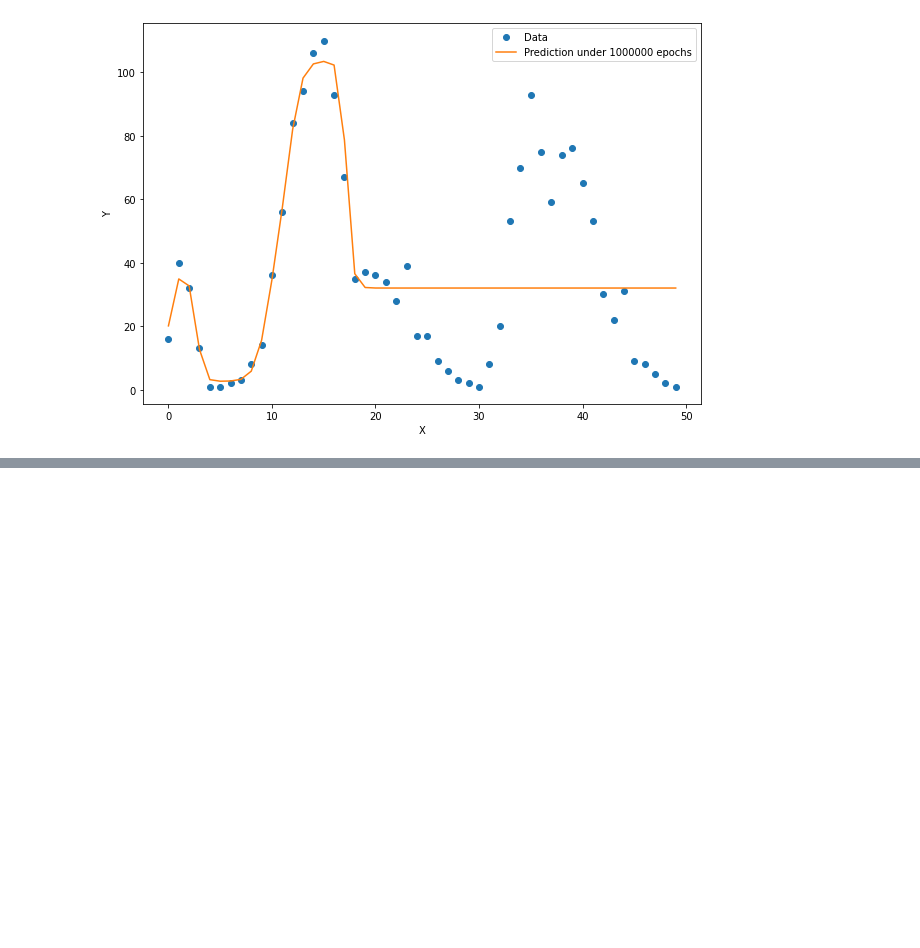
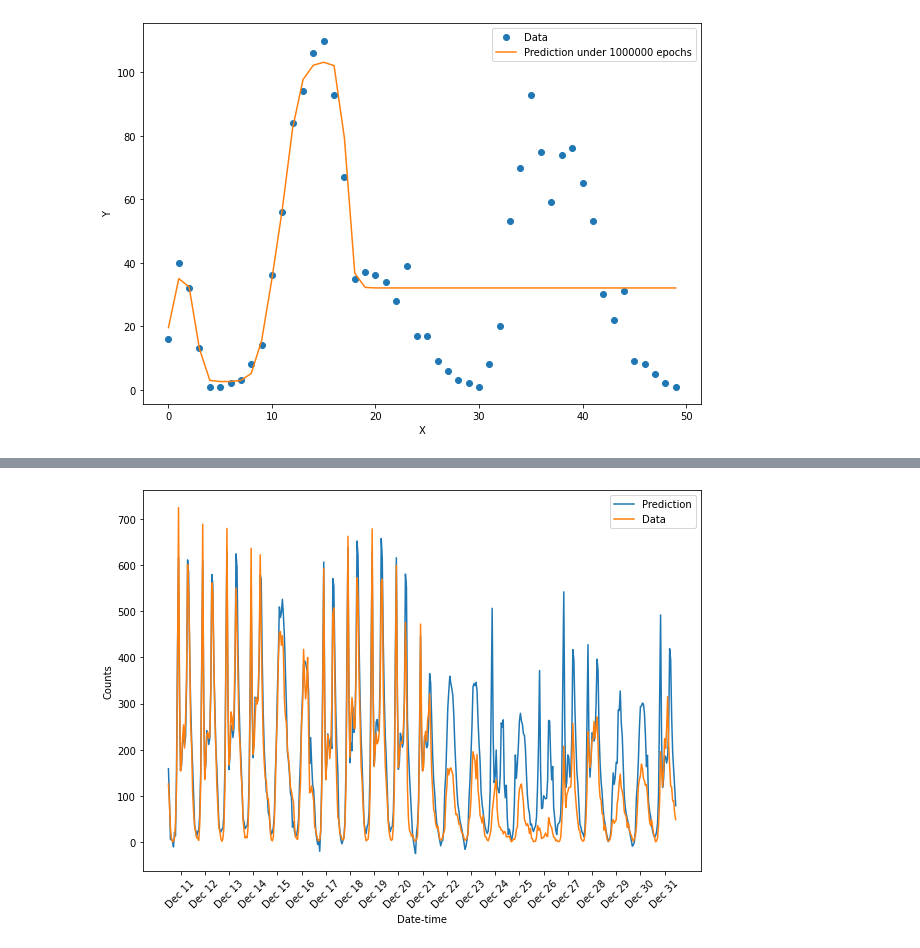
Before and after one commit to 1186141415/Deep-Learning-Principles-And-PyTorch-Combat, a Jupyter notebook: 第三章/单车预测.ipynb, the cells around one changed output, grey strips where cells are left out. Drawn from its saved outputs; the diff is of its cells as text; code cells hidden in the pictures; blank space fills up the shorter version.

```diff
--- a/第三章/单车预测.ipynb
+++ b/第三章/单车预测.ipynb
@@ -211,0 +387,3 @@ tensor(4809.3110, grad_fn=<MeanBackward0>)
+# %%
+targets = test_targets['cnt']  #读取测试集的cnt数值
+targets  #sierce
@@ -211,0 +403,3 @@ tensor(4809.3110, grad_fn=<MeanBackward0>)
+# %%
+targets = targets.values.reshape([len(targets), 1])  #将数据转换成合适的tensor形式
+targets  #numpy narry
@@ -211,0 +424,24 @@ tensor(4809.3110, grad_fn=<MeanBackward0>)
+# %%
+targets = targets.astype(float)  #保证数据为实数
+# %%
+x = torch.FloatTensor(test_features.values)
+y = torch.FloatTensor(targets)
+
+#用神经网络进行预测
+predict = neu(x)
+predict = predict.data.numpy()
+
+fig, ax = plt.subplots(figsize=(10, 7))
+
+mean, std = scaled_features['cnt']
+ax.plot(predict * std + mean, label='Prediction')
+ax.plot(targets * std + mean, label='Data')
+ax.legend()
+ax.set_xlabel('Date-time')
+ax.set_ylabel('Counts')
+dates = pd.to_datetime(rides.loc[test_data.index]['dteday'])
+dates = dates.apply(lambda d: d.strftime('%b %d'))
+ax.set_xticks(np.arange(len(dates))[12::24])
+_ = ax.set_xticklabels(dates[12::24], rotation=45)
+# %% [output]
+[figure, added]
```
Also changed, not shown: parts of 29 cells of this notebook.
